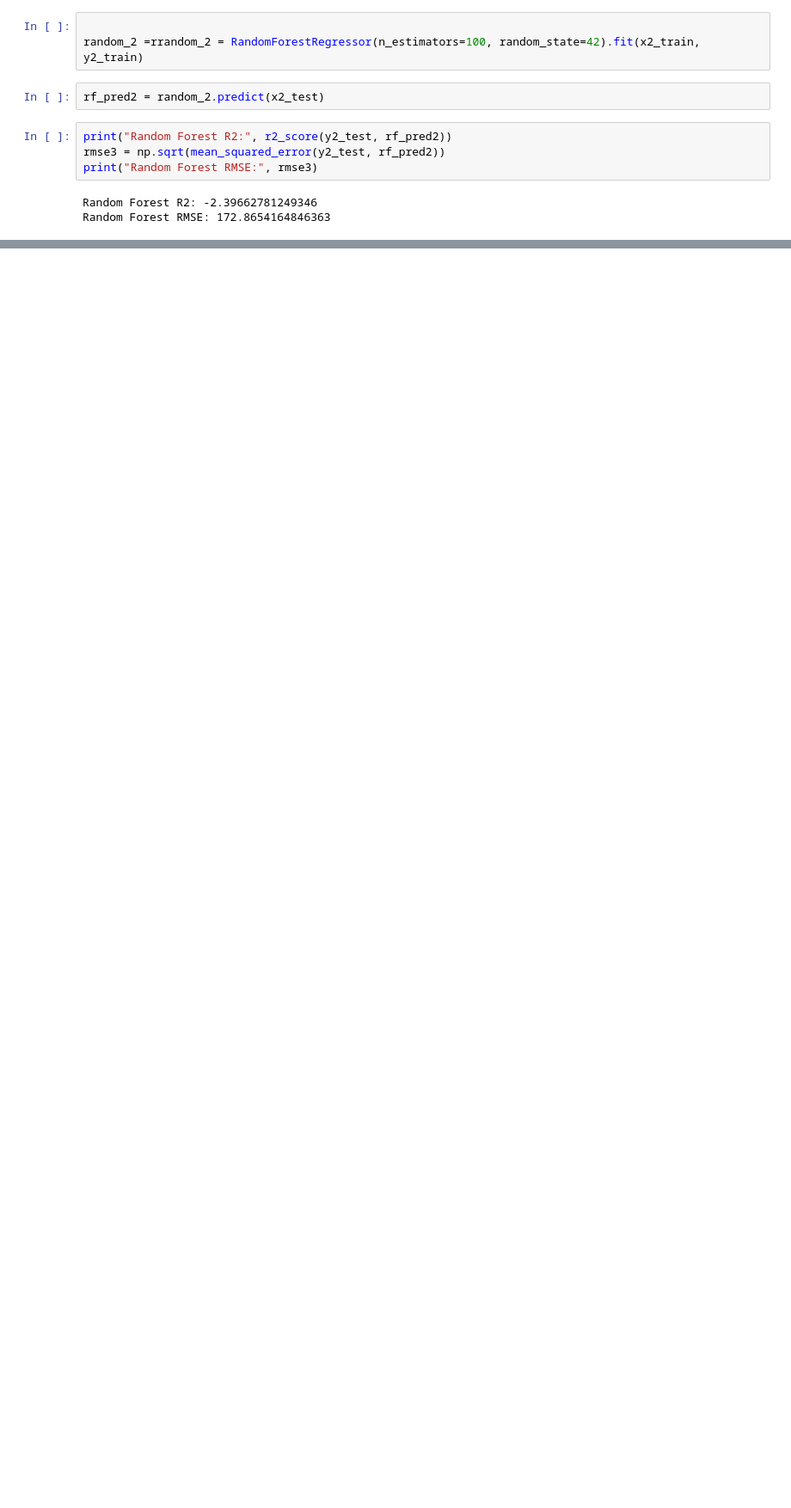
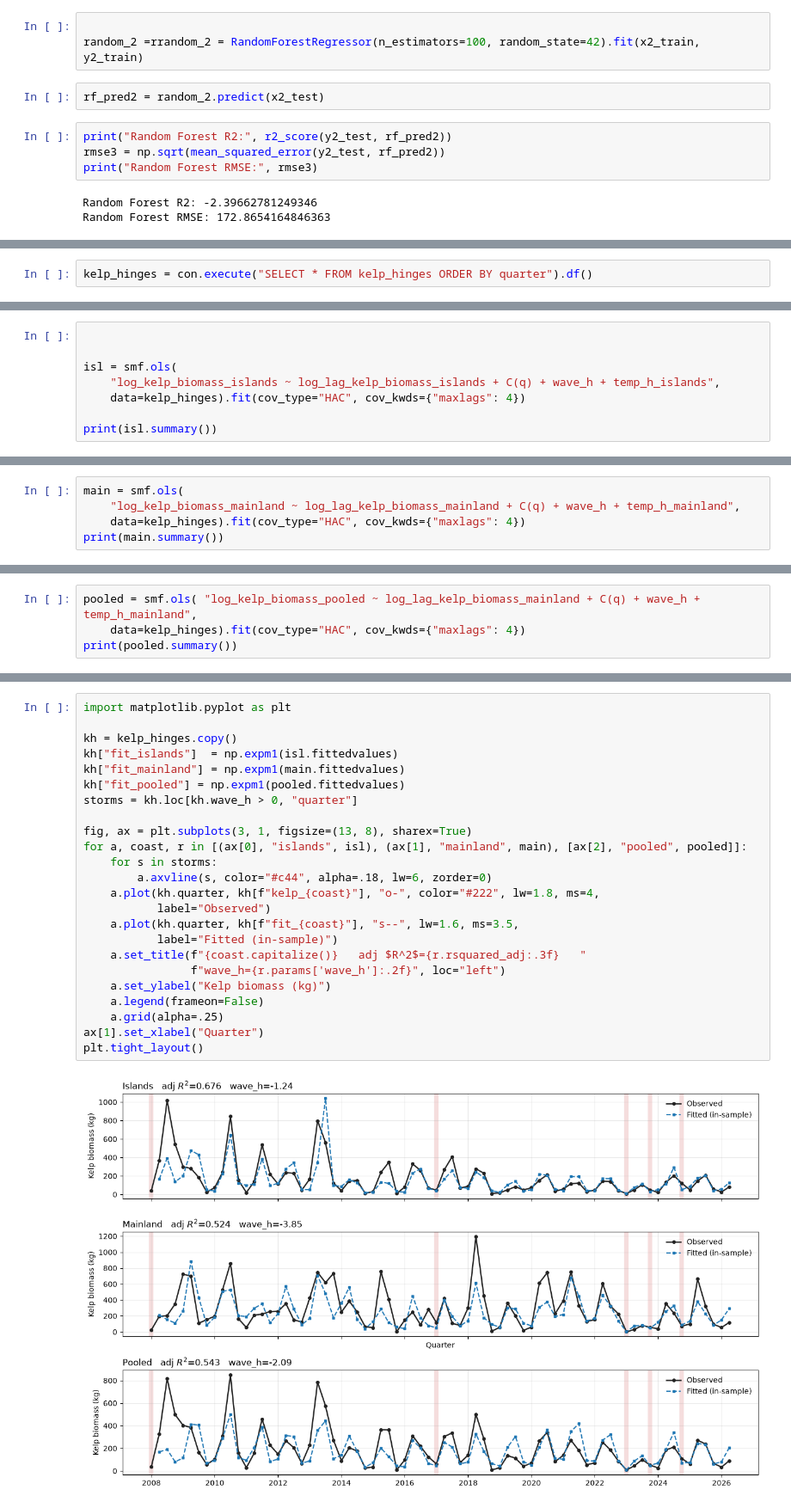
Before and after one commit to EmmaBucket/398_ocean, a Jupyter notebook: Analysis/kelp_model.ipynb, the cells around one changed output, grey strips where cells are left out. Shown at 86% size. Drawn from its saved outputs; the diff is of its cells as text; blank space fills up the shorter version.

```diff
--- a/Analysis/kelp_model.ipynb
+++ b/Analysis/kelp_model.ipynb
@@ -329,0 +485,2 @@ con.close()
+# %%
+kelp_hinges = con.execute("SELECT * FROM kelp_hinges ORDER BY quarter").df()
@@ -329,0 +502,8 @@ con.close()
+# %%
+
+
+isl = smf.ols(
+    "log_kelp_biomass_islands ~ log_lag_kelp_biomass_islands + C(q) + wave_h + temp_h_islands",
+    data=kelp_hinges).fit(cov_type="HAC", cov_kwds={"maxlags": 4})
+
+print(isl.summary())
@@ -329,0 +528,5 @@ con.close()
+# %%
+main = smf.ols(
+    "log_kelp_biomass_mainland ~ log_lag_kelp_biomass_mainland + C(q) + wave_h + temp_h_mainland",
+    data=kelp_hinges).fit(cov_type="HAC", cov_kwds={"maxlags": 4})
+print(main.summary())
@@ -329,0 +551,4 @@ con.close()
+# %%
+pooled = smf.ols( "log_kelp_biomass_pooled ~ log_lag_kelp_biomass_mainland + C(q) + wave_h + temp_h_mainland",
+    data=kelp_hinges).fit(cov_type="HAC", cov_kwds={"maxlags": 4})
+print(pooled.summary())
@@ -329,0 +573,26 @@ con.close()
+# %%
+import matplotlib.pyplot as plt
+
+kh = kelp_hinges.copy()
+kh["fit_islands"]  = np.expm1(isl.fittedvalues)
+kh["fit_mainland"] = np.expm1(main.fittedvalues)
+kh["fit_pooled"] = np.expm1(pooled.fittedvalues)
+storms = kh.loc[kh.wave_h > 0, "quarter"]
+
+fig, ax = plt.subplots(3, 1, figsize=(13, 8), sharex=True)
+for a, coast, r in [(ax[0], "islands", isl), (ax[1], "mainland", main), [ax[2], "pooled", pooled]]:
+    for s in storms:
+        a.axvline(s, color="#c44", alpha=.18, lw=6, zorder=0)
+    a.plot(kh.quarter, kh[f"kelp_{coast}"], "o-", color="#222", lw=1.8, ms=4,
+           label="Observed")
+    a.plot(kh.quarter, kh[f"fit_{coast}"], "s--", lw=1.6, ms=3.5,
+           label="Fitted (in-sample)")
+    a.set_title(f"{coast.capitalize()}   adj $R^2$={r.rsquared_adj:.3f}   "
+                f"wave_h={r.params['wave_h']:.2f}", loc="left")
+    a.set_ylabel("Kelp biomass (kg)")
+    a.legend(frameon=False)
+    a.grid(alpha=.25)
+ax[1].set_xlabel("Quarter")
+plt.tight_layout()
+# %% [output]
+[figure, added]
```
Also changed, not shown: parts of 46 cells of this notebook.
